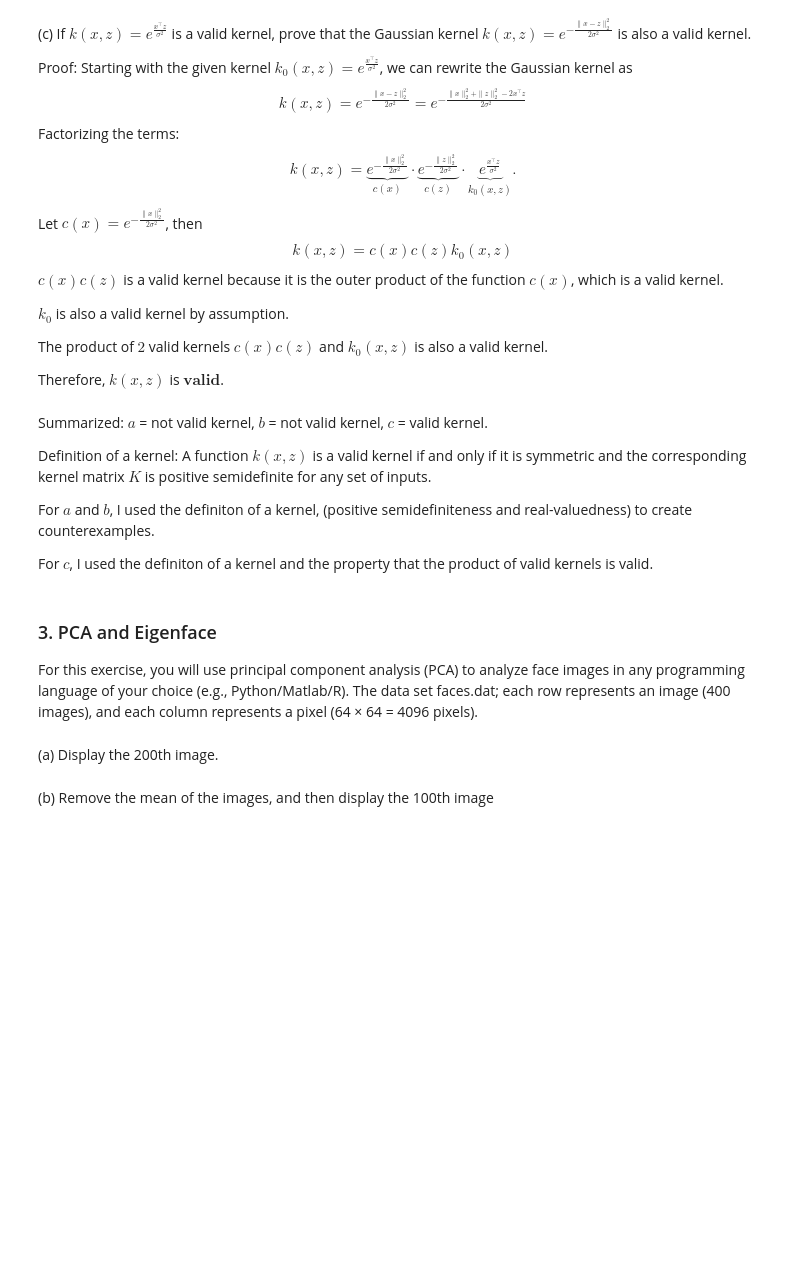
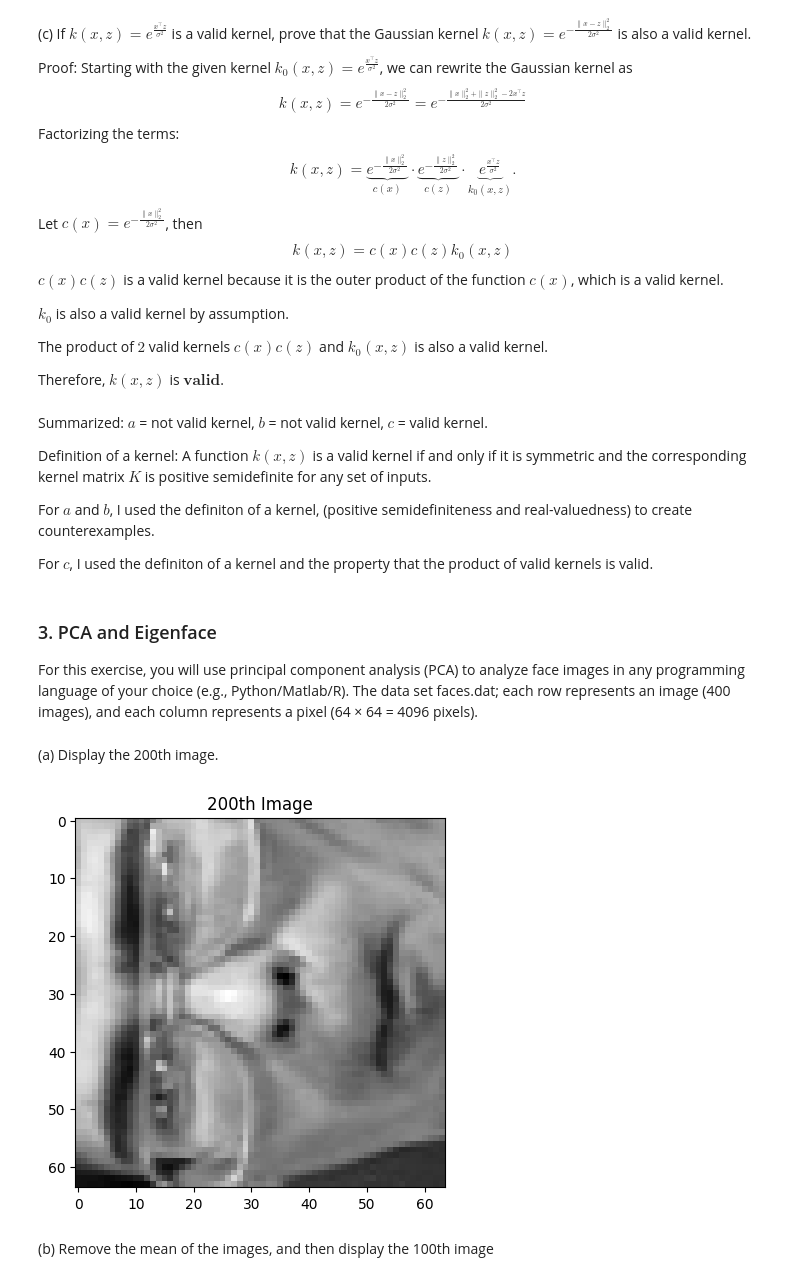
Before and after one commit to hpharen/4442-Assignments, a Jupyter notebook: Assignment 2/4442 Assignment 2 - hpate269.ipynb, the cells around one changed output. Saved outputs shown, nothing was run; the diff lists cells and outputs as text; code cells hidden in the pictures; blank space fills up the shorter version.

Commit message:
attempted all of 3, its showing faces correctly but im not sold on it, especially explanation for 3d i pulled out my ass

```diff
--- a/Assignment 2/4442 Assignment 2 - hpate269.ipynb
+++ b/Assignment 2/4442 Assignment 2 - hpate269.ipynb
@@ -86,7 +86,18 @@ For $c$, I used the definiton of a kernel and the property that the product of v
 # %% [markdown]
 ### 3. PCA and Eigenface
 For this exercise, you will use principal component analysis (PCA) to analyze face images in any programming language of your choice (e.g., Python/Matlab/R). The data set faces.dat; each row represents an image (400 images), and each column represents a pixel (64 × 64 = 4096 pixels).
+# %%
+import numpy as np
+import matplotlib.pyplot as plt
+from sklearn.decomposition import PCA
+data = np.loadtxt('faces.dat')
 # %% [markdown]
 (a) Display the 200th image.
+# %%
+plt.imshow(data[199].reshape(64, 64), cmap='gray')
+plt.title("200th Image")
+plt.show()
+# %% [output]
+[figure, added]
 # %% [markdown]
 (b) Remove the mean of the images, and then display the 100th image
```
Also changed, not shown: parts of 7 cells of this notebook.
